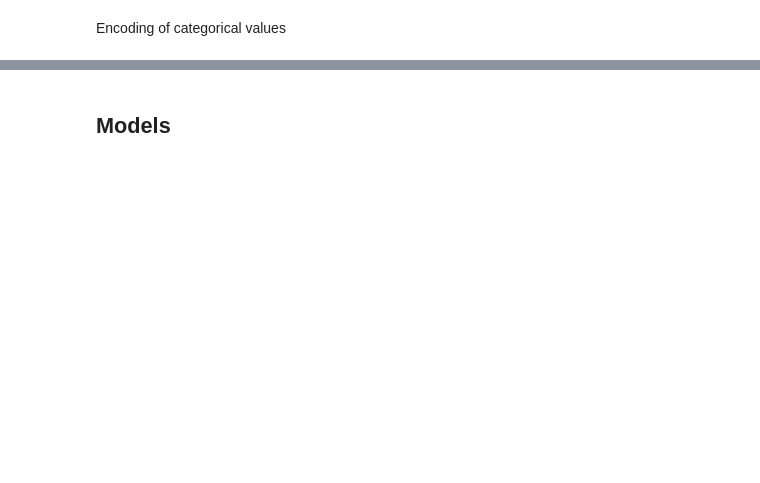
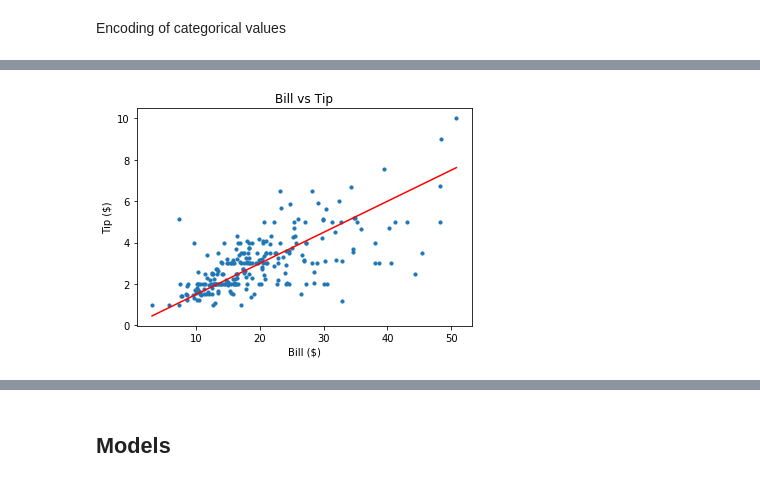
Before and after one commit to velitchko/machine-learning, a Jupyter notebook: assignment_2/Waiter Tips.ipynb, the cells around one changed output, grey strips where cells are left out. Cells and saved outputs as stored; diff of their text form; code cells hidden in the pictures; blank space fills up the shorter version.

```diff
--- a/assignment_2/Waiter Tips.ipynb
+++ b/assignment_2/Waiter Tips.ipynb
@@ -83,0 +130,15 @@ Encoding of categorical values
+# %%
+x0 = min(waiter_tips['total_bill'])
+x1 = max(waiter_tips['total_bill'])
+y0 = x0*15/100
+y1 = x1*15/100
+
+plt.scatter(waiter_tips['total_bill'], waiter_tips['tip'], s=10)
+# plt.scatter(waiter_tips['total_bill'], waiter_tips['tip'], s=10)
+plt.plot([x0, x1], [y0, y1], 'r')
+plt.title('Bill vs Tip')
+plt.xlabel('Bill ($)')
+plt.ylabel('Tip ($)')
+plt.show()
+# %% [output]
+[figure, added]
```
Also changed, not shown: parts of 81 cells of this notebook.
